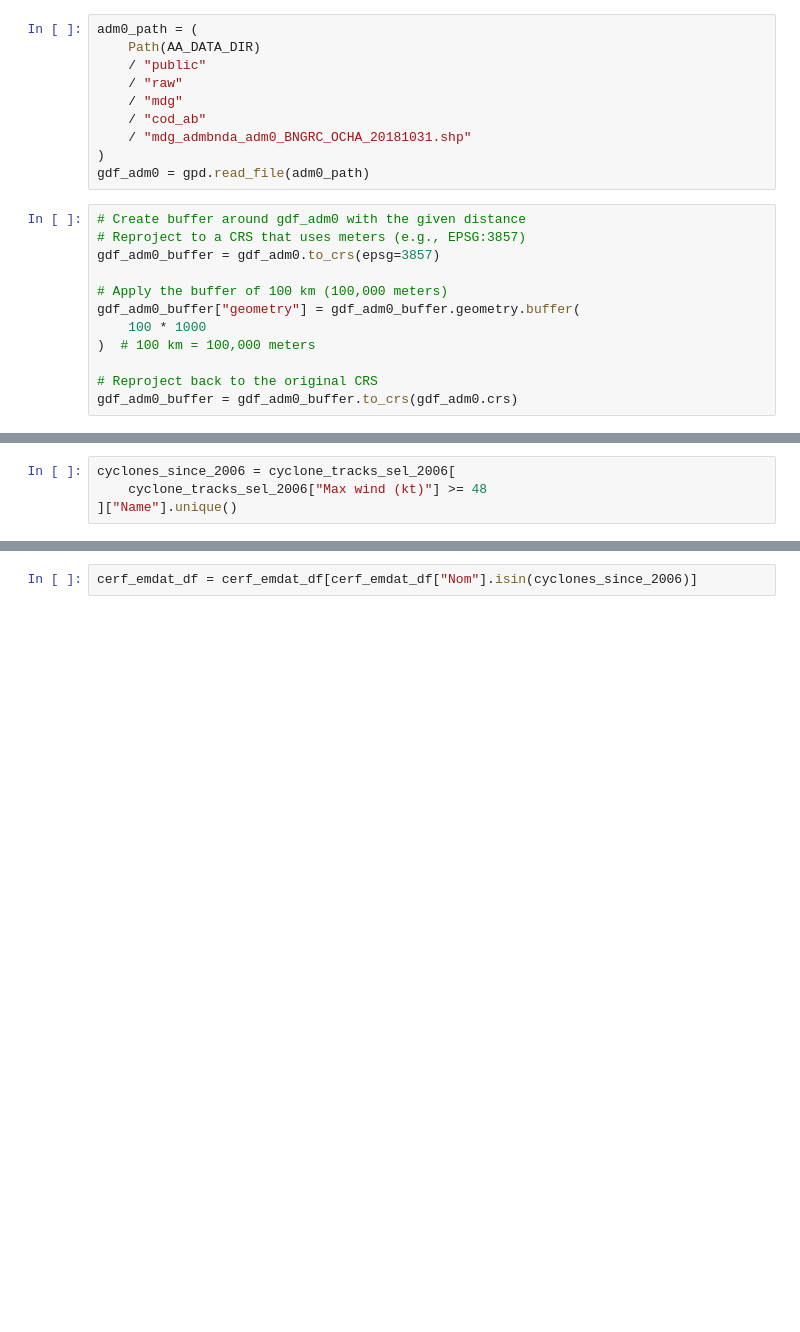
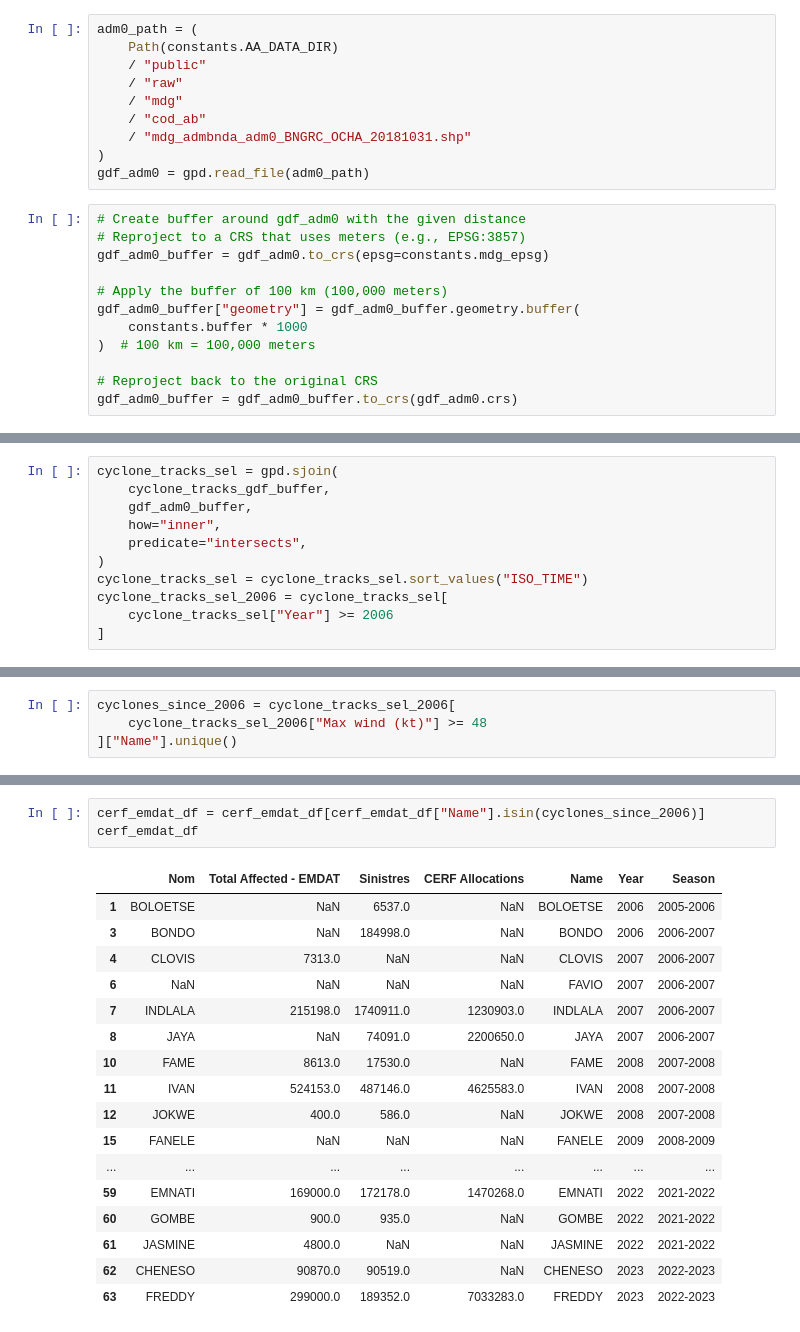
Before and after one commit to OCHA-DAP/ds-aa-mdg-storms, a Jupyter notebook: analysis/01.5_historical_testing_scenarios_meteo_best_track.ipynb, the cells around one changed output, grey strips where cells are left out. Drawn from its saved outputs; the diff is of its cells as text; blank space fills up the shorter version.

```diff
--- a/analysis/01.5_historical_testing_scenarios_meteo_best_track.ipynb
+++ b/analysis/01.5_historical_testing_scenarios_meteo_best_track.ipynb
@@ -55,7 +113,7 @@ array([ 20.,  22.,  23.,  25.,  28.,  30.,  40.,  50.,  60.,  85.,  nan,
         43.,  47.,  42.])
 # %%
 adm0_path = (
-    Path(AA_DATA_DIR)
+    Path(constants.AA_DATA_DIR)
     / "public"
     / "raw"
     / "mdg"
@@ -66,11 +124,11 @@ gdf_adm0 = gpd.read_file(adm0_path)
 # %%
 # Create buffer around gdf_adm0 with the given distance
 # Reproject to a CRS that uses meters (e.g., EPSG:3857)
-gdf_adm0_buffer = gdf_adm0.to_crs(epsg=3857)
+gdf_adm0_buffer = gdf_adm0.to_crs(epsg=constants.mdg_epsg)
 
 # Apply the buffer of 100 km (100,000 meters)
 gdf_adm0_buffer["geometry"] = gdf_adm0_buffer.geometry.buffer(
-    100 * 1000
+    constants.buffer * 1000
 )  # 100 km = 100,000 meters
 
 # Reproject back to the original CRS
@@ -79,0 +136,11 @@ cyclone_tracks_sel_2006 = cyclone_tracks[cyclone_tracks["Year"] >= 2006]
+# %%
+cyclone_tracks_sel = gpd.sjoin(
+    cyclone_tracks_gdf_buffer,
+    gdf_adm0_buffer,
+    how="inner",
+    predicate="intersects",
+)
+cyclone_tracks_sel = cyclone_tracks_sel.sort_values("ISO_TIME")
+cyclone_tracks_sel_2006 = cyclone_tracks_sel[
+    cyclone_tracks_sel["Year"] >= 2006
+]
@@ -96,4 +198,23 @@ Index(['Nom', 'Total Affected - EMDAT', 'Sinistres', 'CERF Allocations'], dtype=
 # %%
-cerf_emdat_df = cerf_emdat_df[cerf_emdat_df["Nom"].isin(cyclones_since_2006)]
+cerf_emdat_df = cerf_emdat_df[cerf_emdat_df["Name"].isin(cyclones_since_2006)]
+cerf_emdat_df
+# %% [output]
+|  | Nom | Total Affected - EMDAT | Sinistres | CERF Allocations | Name | Year | Season |
+| 1 | BOLOETSE | NaN | 6537.0 | NaN | BOLOETSE | 2006 | 2005-2006 |
+| 3 | BONDO | NaN | 184998.0 | NaN | BONDO | 2006 | 2006-2007 |
+| 4 | CLOVIS | 7313.0 | NaN | NaN | CLOVIS | 2007 | 2006-2007 |
+| 6 | NaN | NaN | NaN | NaN | FAVIO | 2007 | 2006-2007 |
+| 7 | INDLALA | 215198.0 | 1740911.0 | 1230903.0 | INDLALA | 2007 | 2006-2007 |
+| 8 | JAYA | NaN | 74091.0 | 2200650.0 | JAYA | 2007 | 2006-2007 |
+| 10 | FAME | 8613.0 | 17530.0 | NaN | FAME | 2008 | 2007-2008 |
+| 11 | IVAN | 524153.0 | 487146.0 | 4625583.0 | IVAN | 2008 | 2007-2008 |
+| 12 | JOKWE | 400.0 | 586.0 | NaN | JOKWE | 2008 | 2007-2008 |
+| 15 | FANELE | NaN | NaN | NaN | FANELE | 2009 | 2008-2009 |
+| ... | ... | ... | ... | ... | ... | ... | ... |
+| 59 | EMNATI | 169000.0 | 172178.0 | 1470268.0 | EMNATI | 2022 | 2021-2022 |
+| 60 | GOMBE | 900.0 | 935.0 | NaN | GOMBE | 2022 | 2021-2022 |
+| 61 | JASMINE | 4800.0 | NaN | NaN | JASMINE | 2022 | 2021-2022 |
+| 62 | CHENESO | 90870.0 | 90519.0 | NaN | CHENESO | 2023 | 2022-2023 |
+| 63 | FREDDY | 299000.0 | 189352.0 | 7033283.0 | FREDDY | 2023 | 2022-2023 |
 # %%
 cerf_emdat_df["Scenario 2"] = [
```
Also changed, not shown: parts of 16 cells of this notebook.
